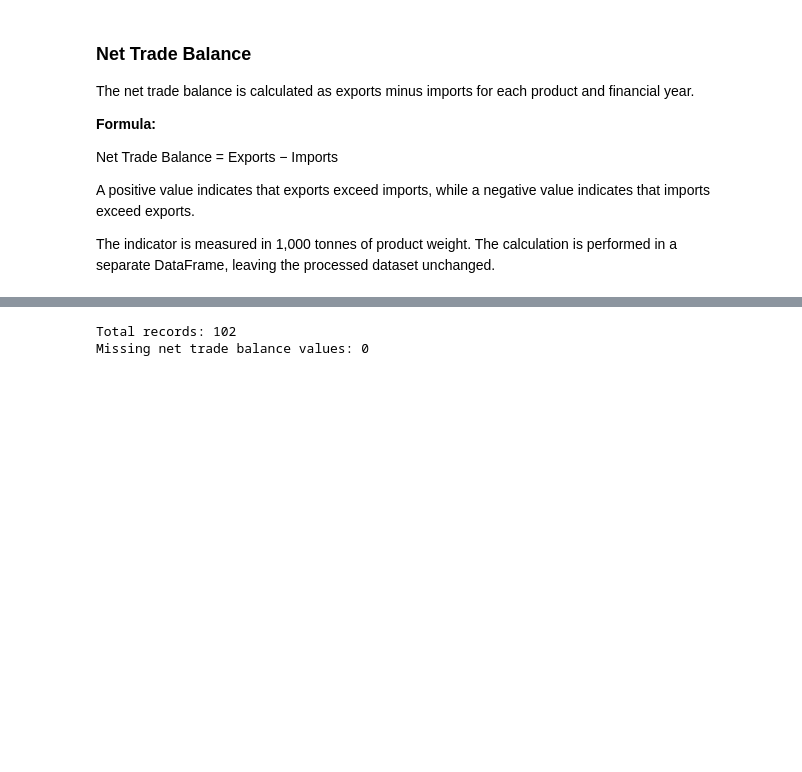
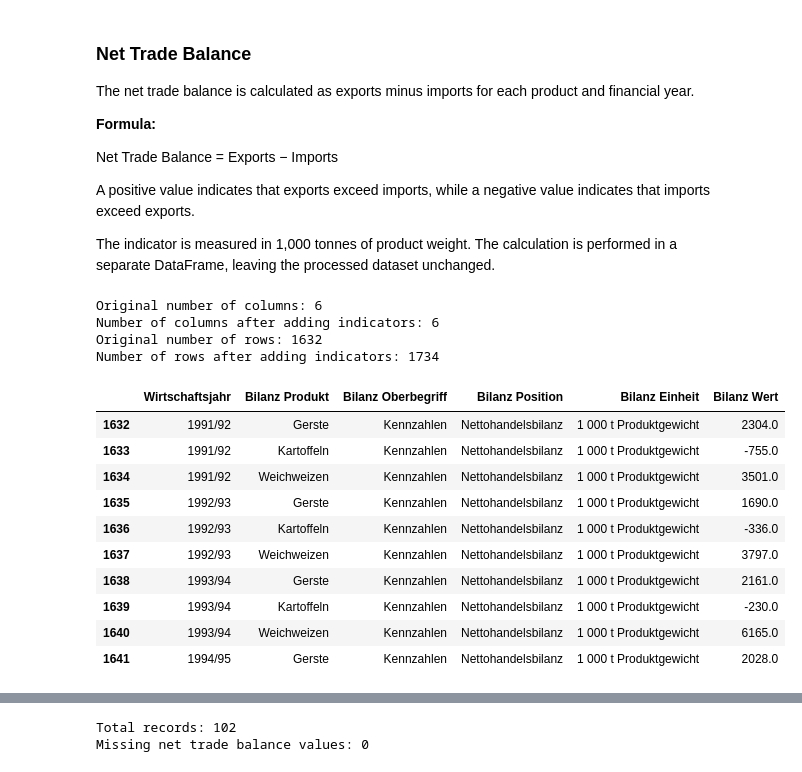
Before and after one commit to verveat/Agriculture_Crisis_Resilience, a Jupyter notebook: notebooks/01_ble_supply_balance_all_products.ipynb, the cells around one changed output, grey strips where cells are left out. Drawn from its saved outputs; the diff is of its cells as text; code cells hidden in the pictures; blank space fills up the shorter version.

```diff
--- a/notebooks/01_ble_supply_balance_all_products.ipynb
+++ b/notebooks/01_ble_supply_balance_all_products.ipynb
@@ -1380,4 +1368,76 @@ Net Trade Balance = Exports − Imports
 A positive value indicates that exports exceed imports, while a negative value indicates that imports exceed exports.
 
 The indicator is measured in 1,000 tonnes of product weight. The calculation is performed in a separate DataFrame, leaving the processed dataset unchanged.
+# %%
+
+import pandas as pd
+
+# Select import and export records
+trade_data = df.loc[
+    df["Bilanz Position"].isin(["Einfuhr", "Ausfuhr"]),
+    [
+        "Wirtschaftsjahr",
+        "Bilanz Produkt",
+        "Bilanz Einheit",
+        "Bilanz Position",
+        "Bilanz Wert",
+    ],
+].copy()
+
+# Reshape imports and exports temporarily for calculation
+trade_wide = trade_data.pivot_table(
+    index=["Wirtschaftsjahr", "Bilanz Produkt", "Bilanz Einheit"],
+    columns="Bilanz Position",
+    values="Bilanz Wert",
+    aggfunc="first",
+).reset_index()
+
+# Calculate net trade balance
+trade_wide["Bilanz Wert"] = (
+    trade_wide["Ausfuhr"] - trade_wide["Einfuhr"]
+)
+
+# Create new rows using the original six-column structure
+new_rows = pd.DataFrame({
+    "Wirtschaftsjahr": trade_wide["Wirtschaftsjahr"],
+    "Bilanz Produkt": trade_wide["Bilanz Produkt"],
+    "Bilanz Oberbegriff": "Kennzahlen",
+    "Bilanz Position": "Nettohandelsbilanz",
+    "Bilanz Einheit": trade_wide["Bilanz Einheit"],
+    "Bilanz Wert": trade_wide["Bilanz Wert"],
+})
+
+# Append the new rows while keeping the original six columns
+df_mit_kennzahlen = pd.concat(
+    [df, new_rows],
+    ignore_index=True,
+)
+
+# Check the result
+print("Original number of columns:", len(df.columns))
+print("Number of columns after adding indicators:", len(df_mit_kennzahlen.columns))
+print("Original number of rows:", len(df))
+print("Number of rows after adding indicators:", len(df_mit_kennzahlen))
+
+display(
+    df_mit_kennzahlen[
+        df_mit_kennzahlen["Bilanz Position"] == "Nettohandelsbilanz"
+    ].head(10)
+)
+# %% [output]
+Original number of columns: 6
+Number of columns after adding indicators: 6
+Original number of rows: 1632
+Number of rows after adding indicators: 1734
+|  | Wirtschaftsjahr | Bilanz Produkt | Bilanz Oberbegriff | Bilanz Position | Bilanz Einheit | Bilanz Wert |
+| 1632 | 1991/92 | Gerste | Kennzahlen | Nettohandelsbilanz | 1 000 t Produktgewicht | 2304.0 |
+| 1633 | 1991/92 | Kartoffeln | Kennzahlen | Nettohandelsbilanz | 1 000 t Produktgewicht | -755.0 |
+| 1634 | 1991/92 | Weichweizen | Kennzahlen | Nettohandelsbilanz | 1 000 t Produktgewicht | 3501.0 |
+| 1635 | 1992/93 | Gerste | Kennzahlen | Nettohandelsbilanz | 1 000 t Produktgewicht | 1690.0 |
+| 1636 | 1992/93 | Kartoffeln | Kennzahlen | Nettohandelsbilanz | 1 000 t Produktgewicht | -336.0 |
+| 1637 | 1992/93 | Weichweizen | Kennzahlen | Nettohandelsbilanz | 1 000 t Produktgewicht | 3797.0 |
+| 1638 | 1993/94 | Gerste | Kennzahlen | Nettohandelsbilanz | 1 000 t Produktgewicht | 2161.0 |
+| 1639 | 1993/94 | Kartoffeln | Kennzahlen | Nettohandelsbilanz | 1 000 t Produktgewicht | -230.0 |
+| 1640 | 1993/94 | Weichweizen | Kennzahlen | Nettohandelsbilanz | 1 000 t Produktgewicht | 6165.0 |
+| 1641 | 1994/95 | Gerste | Kennzahlen | Nettohandelsbilanz | 1 000 t Produktgewicht | 2028.0 |
 # %%
```
Also changed, not shown: parts of 8 cells of this notebook.
